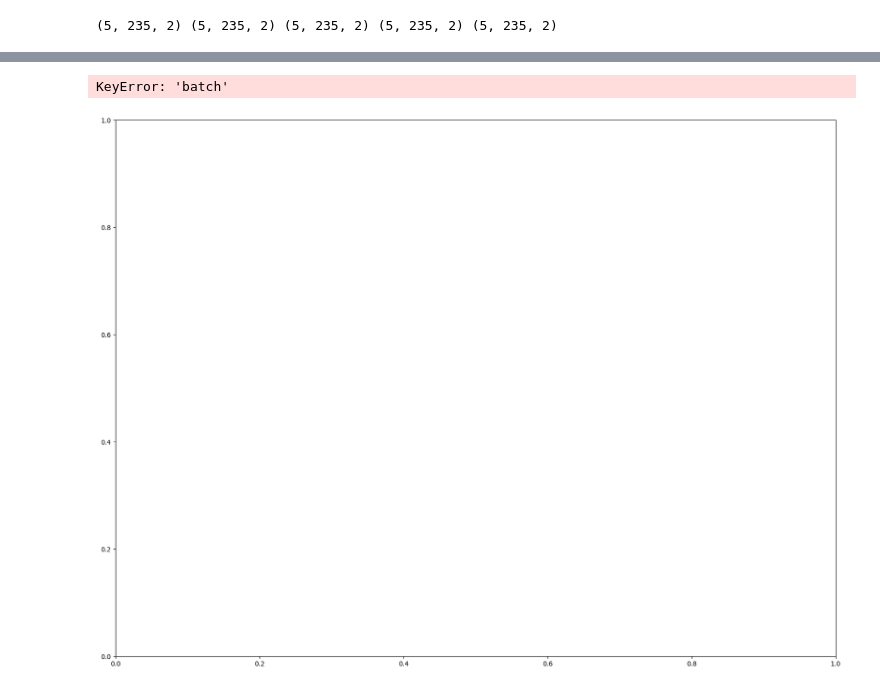
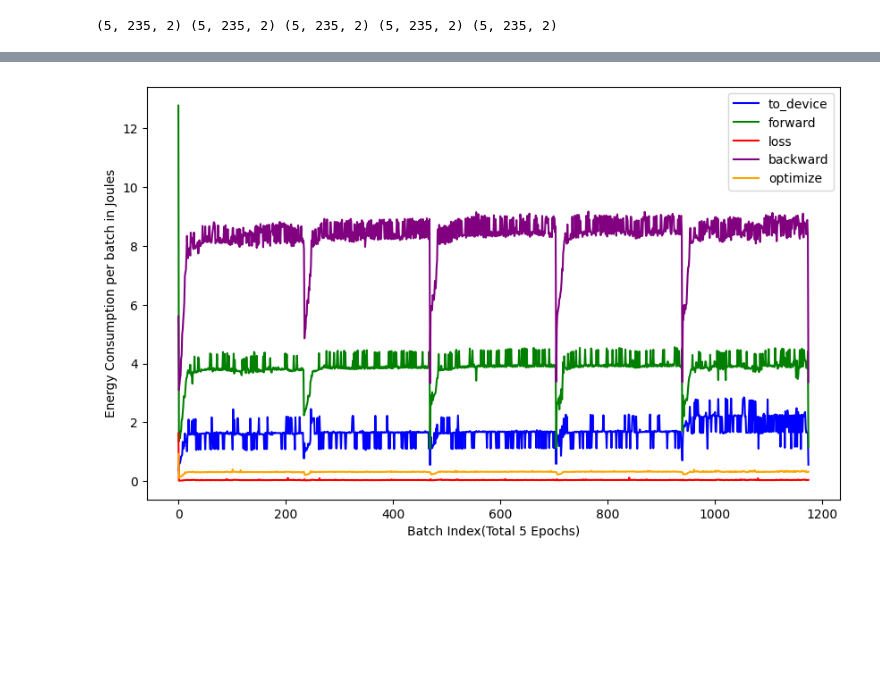
Before and after one commit to dtjgp/GreenAI, a Jupyter notebook: 3080/AnalysisEnergyData.ipynb, the cells around one changed output, grey strips where cells are left out. Saved outputs shown, nothing was run; the diff lists cells and outputs as text; code cells hidden in the pictures; blank space fills up the shorter version.

Commit message:
update the data analysis

```diff
--- a/3080/AnalysisEnergyData.ipynb
+++ b/3080/AnalysisEnergyData.ipynb
@@ -246,7 +246,23 @@ plt.show()
-# %%
-# for each batch, plot the energy consumption for each step
-# Create a new figure and axis
-fig, ax = plt.subplots(figsize=(20, 15))
-# %% [output]
-KeyError: 'batch'
-[figure, removed]
+# %%
+batch_info = ['to_device', 'forward', 'loss', 'backward', 'optimize']
+energy_data_dict = {
+    'to_device': to_device_energy,
+    'forward': forward_energy,
+    'loss': loss_energy,
+    'backward': backward_energy,
+    'optimize': optimize_energy
+}
+
+# plot the energy consumption for each step
+fig, ax = plt.subplots(figsize=(10,6))
+for step in batch_info:
+    energy_data = energy_data_dict[step]
+    energy_consumption = [energy_data[epoch][batch][2] for epoch in range(to_device.shape[0]) for batch in range(to_device.shape[1])]
+    ax.plot(range(len(energy_consumption)), energy_consumption, color=step_colors[step], label=step)
+
+ax.set_xlabel('Batch Index(Total 5 Epochs)')
+ax.set_ylabel('Energy Consumption per batch in Joules')
+ax.legend()
+plt.show()
+# %% [output]
+[figure, added]
```
Also changed, not shown: parts of 5 cells of this notebook, 2 other files.
